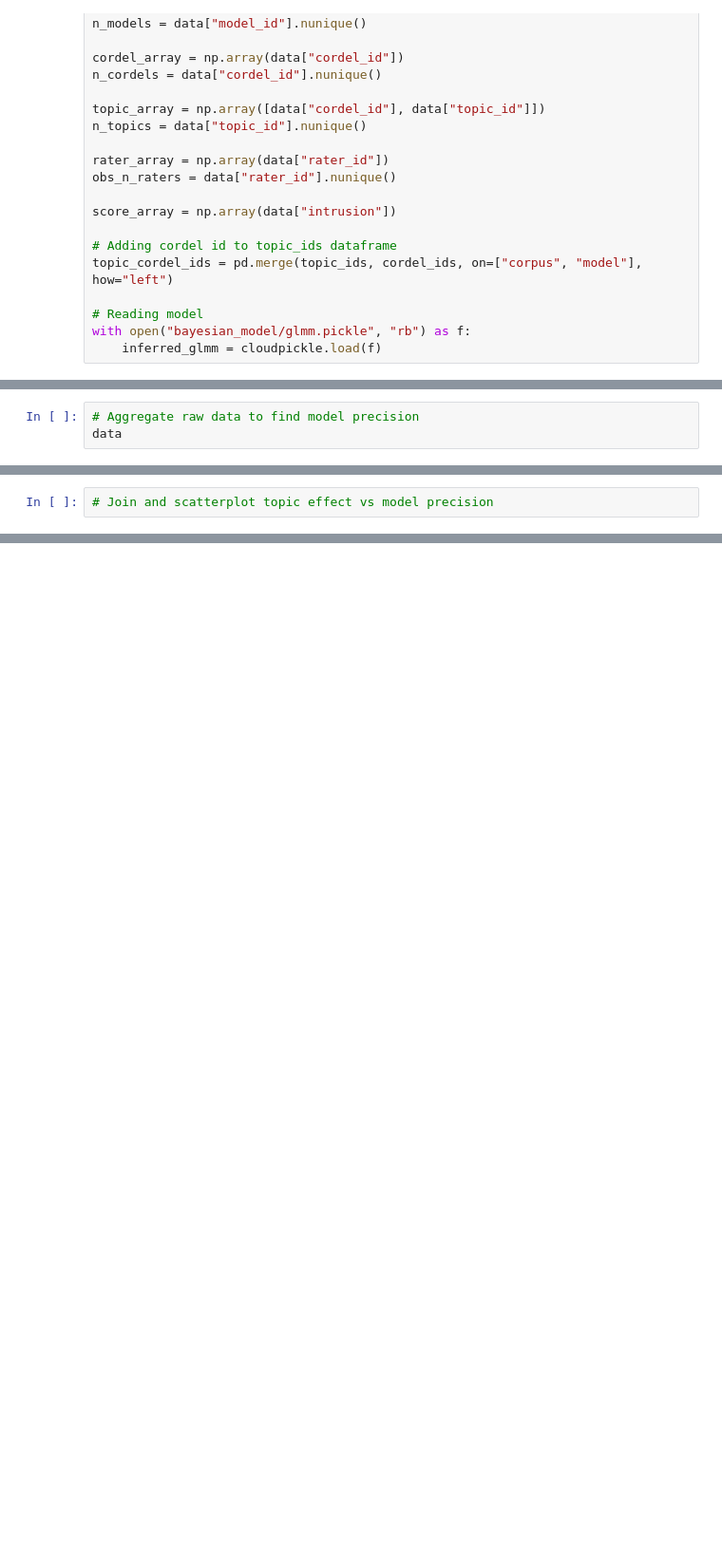
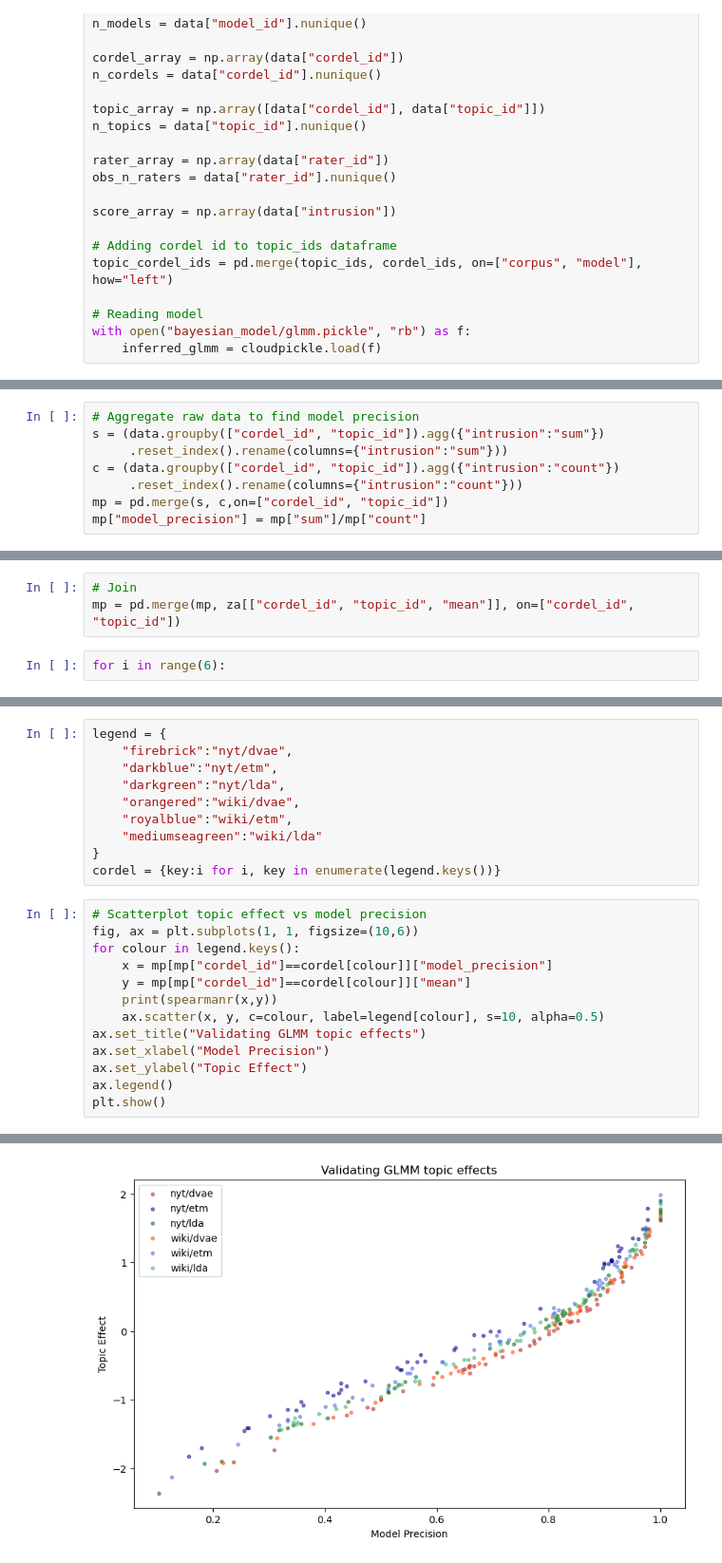
Before and after one commit to imrogerjiang/bayesian-inference-topic-measures, a Jupyter notebook: 4 Model Precision and Topic Effect.ipynb, the cells around one changed output, grey strips where cells are left out. Shown at 95% size. Saved outputs shown, nothing was run; the diff lists cells and outputs as text; blank space fills up the shorter version.

Commit message:
finished graph comparing topic effect and model precision

```diff
--- a/4 Model Precision and Topic Effect.ipynb
+++ b/4 Model Precision and Topic Effect.ipynb
@@ -121,3 +128,8 @@ ss[ss["param"]=="za"]
 # %%
 # Aggregate raw data to find model precision
-data
+s = (data.groupby(["cordel_id", "topic_id"]).agg({"intrusion":"sum"})
+     .reset_index().rename(columns={"intrusion":"sum"}))
+c = (data.groupby(["cordel_id", "topic_id"]).agg({"intrusion":"count"})
+     .reset_index().rename(columns={"intrusion":"count"}))
+mp = pd.merge(s, c,on=["cordel_id", "topic_id"])
+mp["model_precision"] = mp["sum"]/mp["count"]
@@ -138,2 +136,5 @@ data
 # %%
-# Join and scatterplot topic effect vs model precision
+# Join
+mp = pd.merge(mp, za[["cordel_id", "topic_id", "mean"]], on=["cordel_id", "topic_id"])
+# %%
+for i in range(6):
@@ -139,0 +155,24 @@ data
+# %%
+legend = {
+    "firebrick":"nyt/dvae",
+    "darkblue":"nyt/etm",
+    "darkgreen":"nyt/lda",
+    "orangered":"wiki/dvae",
+    "royalblue":"wiki/etm",
+    "mediumseagreen":"wiki/lda"
+}
+cordel = {key:i for i, key in enumerate(legend.keys())}
+# %%
+# Scatterplot topic effect vs model precision
+fig, ax = plt.subplots(1, 1, figsize=(10,6))
+for colour in legend.keys():
+    x = mp[mp["cordel_id"]==cordel[colour]]["model_precision"]
+    y = mp[mp["cordel_id"]==cordel[colour]]["mean"]
+    print(spearmanr(x,y))
+    ax.scatter(x, y, c=colour, label=legend[colour], s=10, alpha=0.5)
+ax.set_title("Validating GLMM topic effects")
+ax.set_xlabel("Model Precision")
+ax.set_ylabel("Topic Effect")
+ax.legend()
+plt.show()
+# %% [output]
@@ -139,0 +185 @@ data
+[figure, added]
```
Also changed, not shown: parts of 7 cells of this notebook.
